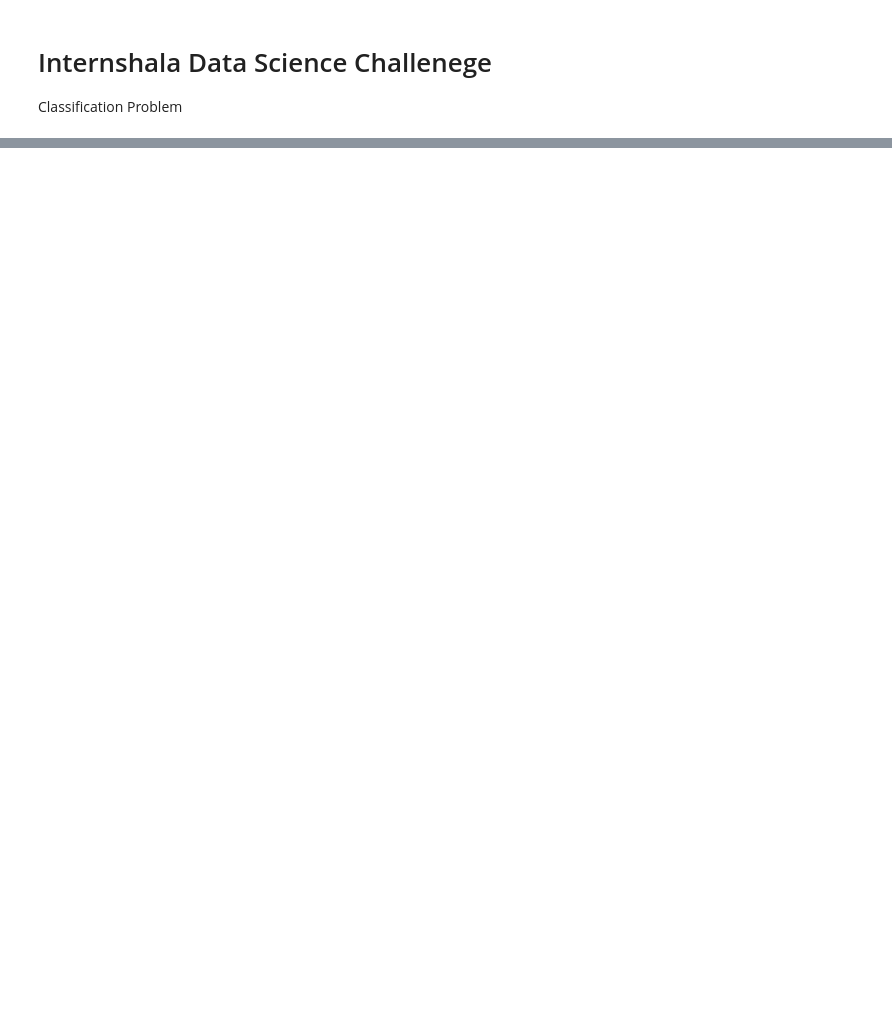
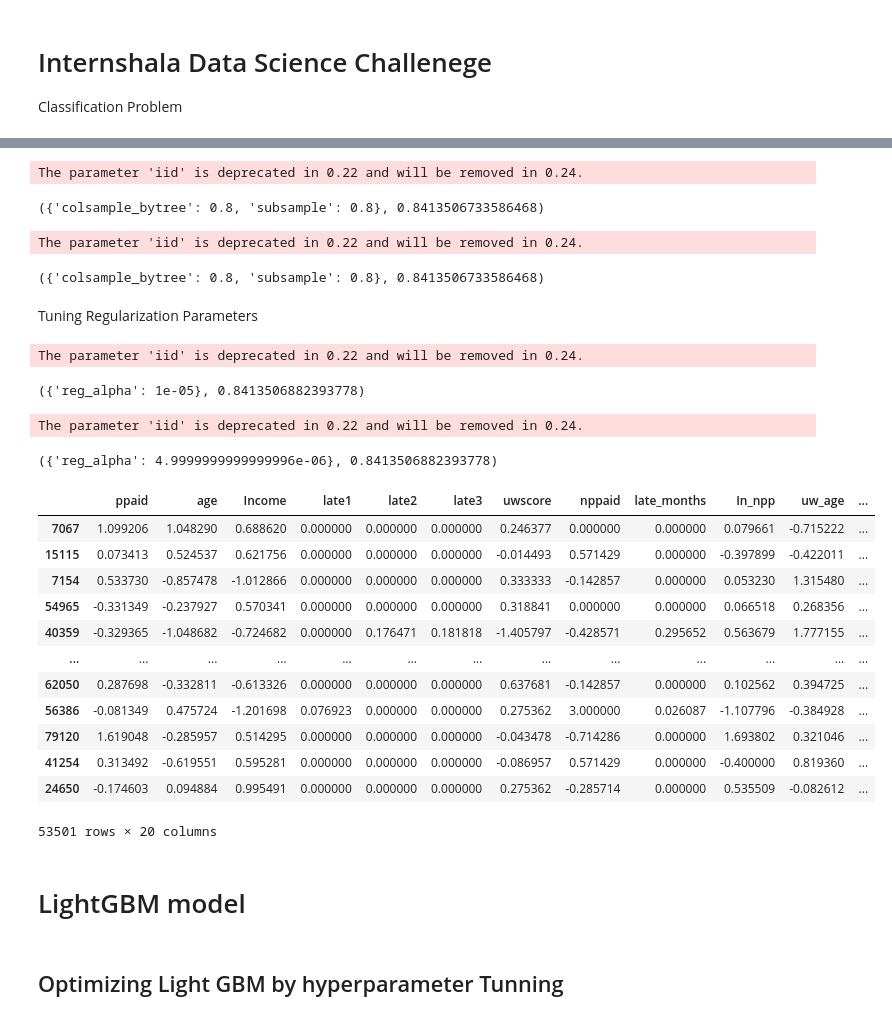
Before and after one commit to ParamhansNegi/Classification-using-XGB-and-LGBM, a Jupyter notebook: Internshala_Challenge.ipynb, the cells around one changed output, grey strips where cells are left out. Cells and saved outputs as stored; diff of their text form; code cells hidden in the pictures; blank space fills up the shorter version.

```diff
--- a/Internshala_Challenge.ipynb
+++ b/Internshala_Challenge.ipynb
@@ -10,0 +639,73 @@ A training dataset
+# %%
+param_test4 = {
+ 'subsample':[i/10.0 for i in range(2,10)],
+ 'colsample_bytree':[i/10.0 for i in range(2,10)]
+}
+gsearch4 = GridSearchCV(estimator = XGBClassifier( learning_rate =0.1, n_estimators=67, max_depth=3,
+ min_child_weight= 4, gamma=0, subsample=0.8, colsample_bytree=0.8,
+ objective= 'binary:logistic', nthread=4, scale_pos_weight=1,seed=27),
+ param_grid = param_test4, scoring='roc_auc',n_jobs=4,iid=False, cv=5)
+gsearch4.fit(original_Xtrain, original_ytrain)
+gsearch4.best_params_, gsearch4.best_score_
+# %% [output]
+The parameter 'iid' is deprecated in 0.22 and will be removed in 0.24.
+({'colsample_bytree': 0.8, 'subsample': 0.8}, 0.8413506733586468)
+# %%
+param_test5 = {
+ 'subsample':[i/100.0 for i in range(70,90,5)],
+ 'colsample_bytree':[i/100.0 for i in range(75,90,5)]
+}
+gsearch5 = GridSearchCV(estimator = XGBClassifier( learning_rate =0.1, n_estimators=67, max_depth=3,
+ min_child_weight=4, gamma=0, subsample=0.8, colsample_bytree=0.8,
+ objective= 'binary:logistic', nthread=4, scale_pos_weight=1,seed=27),
+ param_grid = param_test5, scoring='roc_auc',n_jobs=4,iid=False, cv=5)
+gsearch5.fit(original_Xtrain, original_ytrain)
+gsearch5.best_params_, gsearch5.best_score_
+# %% [output]
+The parameter 'iid' is deprecated in 0.22 and will be removed in 0.24.
+({'colsample_bytree': 0.8, 'subsample': 0.8}, 0.8413506733586468)
+# %% [markdown]
+ Tuning Regularization Parameters
+# %%
+param_test6 = {
+ 'reg_alpha':[1e-5, 1e-2, 0.1, 1, 100]
+}
+gsearch6 = GridSearchCV(estimator = XGBClassifier( learning_rate =0.1, n_estimators=67, max_depth=3,
+ min_child_weight=4, gamma=0, subsample=0.8, colsample_bytree=0.8,
+ objective= 'binary:logistic', nthread=4, scale_pos_weight=1,seed=27),
+ param_grid = param_test6, scoring='roc_auc',n_jobs=4,iid=False, cv=5)
+gsearch6.fit(original_Xtrain, original_ytrain)
+gsearch6.best_params_, gsearch6.best_score_
+# %% [output]
+The parameter 'iid' is deprecated in 0.22 and will be removed in 0.24.
+({'reg_alpha': 1e-05}, 0.8413506882393778)
+# %%
+# Better Performance (Best Model)
+param_test7 = {
+ 'reg_alpha':[1e-06,(5 * 1e-06),1e-05,(5 * 1e-05),1e-04] # Furter comes out to be 0.01
+}
+gsearch7 = GridSearchCV(estimator = XGBClassifier( learning_rate =0.1, n_estimators=67, max_depth=3,
+ min_child_weight=4, gamma=0, subsample=0.8, colsample_bytree=0.8,
+ objective= 'binary:logistic', nthread=4, scale_pos_weight=1,seed=27),
+ param_grid = param_test7, scoring='roc_auc',n_jobs=4,iid=False, cv=5)
+gsearch7.fit(original_Xtrain, original_ytrain)
+gsearch7.best_params_, gsearch7.best_score_
+# %% [output]
+The parameter 'iid' is deprecated in 0.22 and will be removed in 0.24.
+({'reg_alpha': 4.9999999999999996e-06}, 0.8413506882393778)
+# %%
+original_Xtrain
+# %% [output]
+|  | ppaid | age | Income | late1 | late2 | late3 | uwscore | nppaid | late_months | In_npp | uw_age | ... |
+| 7067 | 1.099206 | 1.048290 | 0.688620 | 0.000000 | 0.000000 | 0.000000 | 0.246377 | 0.000000 | 0.000000 | 0.079661 | -0.715222 | ... |
+| 15115 | 0.073413 | 0.524537 | 0.621756 | 0.000000 | 0.000000 | 0.000000 | -0.014493 | 0.571429 | 0.000000 | -0.397899 | -0.422011 | ... |
+| 7154 | 0.533730 | -0.857478 | -1.012866 | 0.000000 | 0.000000 | 0.000000 | 0.333333 | -0.142857 | 0.000000 | 0.053230 | 1.315480 | ... |
+| 54965 | -0.331349 | -0.237927 | 0.570341 | 0.000000 | 0.000000 | 0.000000 | 0.318841 | 0.000000 | 0.000000 | 0.066518 | 0.268356 | ... |
+| 40359 | -0.329365 | -1.048682 | -0.724682 | 0.000000 | 0.176471 | 0.181818 | -1.405797 | -0.428571 | 0.295652 | 0.563679 | 1.777155 | ... |
+| ... | ... | ... | ... | ... | ... | ... | ... | ... | ... | ... | ... | ... |
+| 62050 | 0.287698 | -0.332811 | -0.613326 | 0.000000 | 0.000000 | 0.000000 | 0.637681 | -0.142857 | 0.000000 | 0.102562 | 0.394725 | ... |
+| 56386 | -0.081349 | 0.475724 | -1.201698 | 0.076923 | 0.000000 | 0.000000 | 0.275362 | 3.000000 | 0.026087 | -1.107796 | -0.384928 | ... |
+| 79120 | 1.619048 | -0.285957 | 0.514295 | 0.000000 | 0.000000 | 0.000000 | -0.043478 | -0.714286 | 0.000000 | 1.693802 | 0.321046 | ... |
+| 41254 | 0.313492 | -0.619551 | 0.595281 | 0.000000 | 0.000000 | 0.000000 | -0.086957 | 0.571429 | 0.000000 | -0.400000 | 0.819360 | ... |
+| 24650 | -0.174603 | 0.094884 | 0.995491 | 0.000000 | 0.000000 | 0.000000 | 0.275362 | -0.285714 | 0.000000 | 0.535509 | -0.082612 | ... |
+53501 rows × 20 columns
@@ -10,0 +741,2 @@ A training dataset
+# %% [markdown]
+# LightGBM model
@@ -10,0 +777,2 @@ A training dataset
+# %% [markdown]
+## Optimizing Light GBM by hyperparameter Tunning
```
Also changed, not shown: parts of 121 cells of this notebook.
